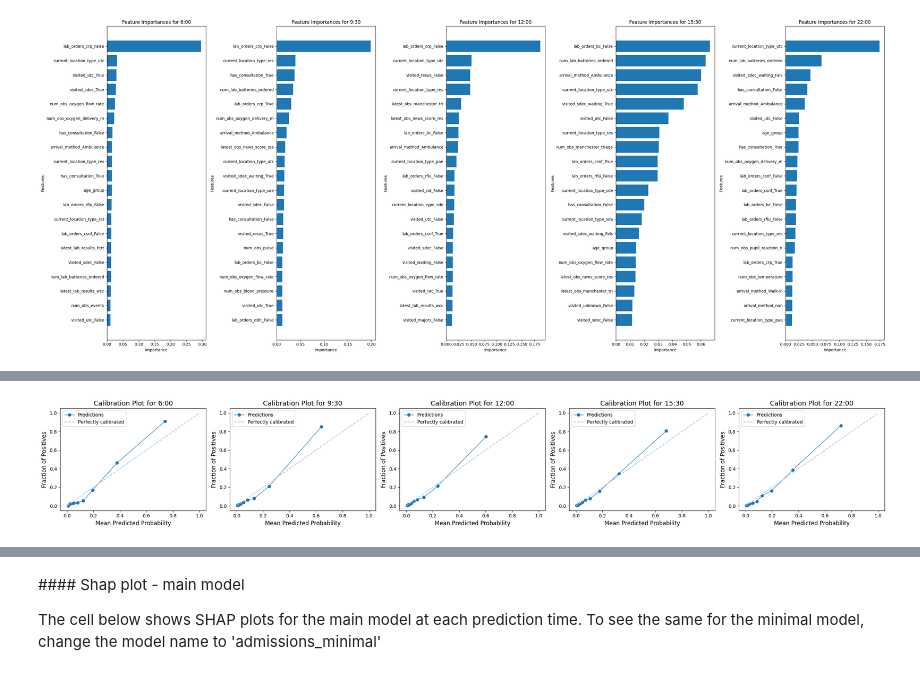
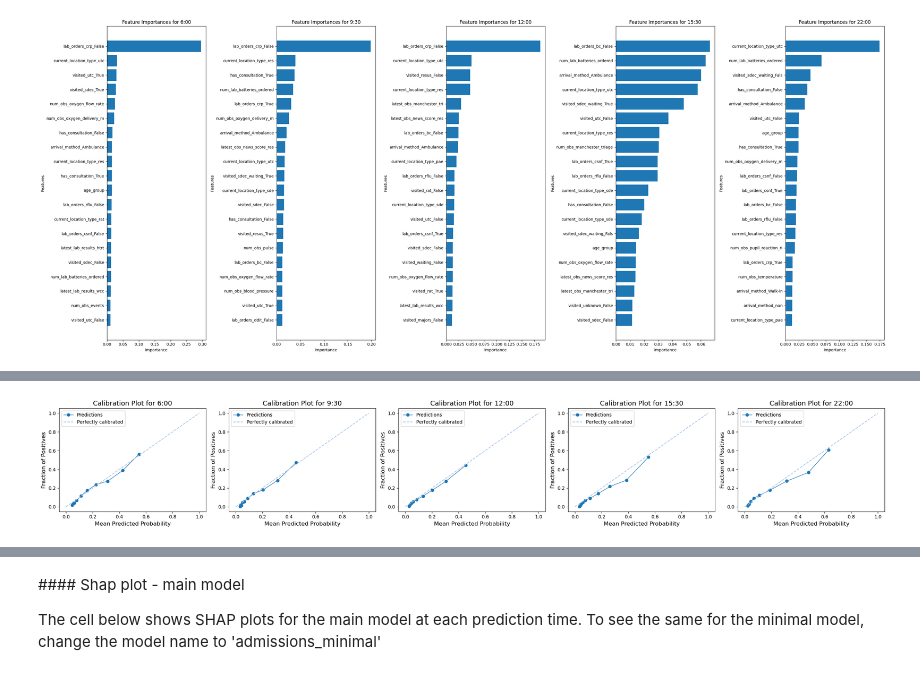
Before and after one commit to zmek/patientflow, a Jupyter notebook: notebooks/4a_Predict_probability_of_admission_from_ED.ipynb, the cells around one changed output, grey strips where cells are left out. Drawn from its saved outputs; the diff is of its cells as text; code cells hidden in the pictures.

Commit message:
madcap plots for admssion predictor

```diff
--- a/notebooks/4a_Predict_probability_of_admission_from_ED.ipynb
+++ b/notebooks/4a_Predict_probability_of_admission_from_ED.ipynb
@@ -269,7 +276,7 @@ model_metadata, trained_models = train_admissions_models(
     model_metadata=model_metadata,
     calibrate_probabilities=False,
     calibration_method='sigmoid',
-    use_balanced_training=True,
+    use_balanced_training=False,
     visit_col='visit_number' # visit_col is needed to ensure we get only one snapshot for each visit in the training set; snapshots are randomly sampled
 )
 
@@ -524,0 +639,30 @@ plot_calibration(
+# %%
+# train admissions model
+from patientflow.train.emergency_demand import train_admissions_models
+
+prediction_times = ed_visits.prediction_time.unique()
+
+model_name = 'admissions_balanced_calibrated'
+model_metadata_balanced_calibrated, trained_models_balanced_calibrated = train_admissions_models(
+    train_visits=train_visits,
+    valid_visits=valid_visits,
+    test_visits=test_visits,
+    grid=grid,
+    exclude_from_training_data=exclude_from_training_data,
+    ordinal_mappings=ordinal_mappings,
+    prediction_times=prediction_times,
+    model_name=model_name,
+    model_metadata=model_metadata,
+    calibrate_probabilities=True,
+    calibration_method='sigmoid', # Platt scaling
+    use_balanced_training=True,
+    visit_col='visit_number' # visit_col is needed to ensure we get only one snapshot for each visit in the training set; snapshots are randomly sampled
+)
+
+# save models and metadata
+from patientflow.train.emergency_demand import save_model, save_metadata
+
+save_model(trained_models_balanced_calibrated, model_name, model_file_path)
+save_metadata(model_metadata_balanced_calibrated, model_file_path, 'model-output', 'model_metadata_balanced_calibrated.json')
+
+print(f"Models have been saved to {model_file_path}")
@@ -525,15 +694,16 @@ plot_calibration(
 # %%
-# without balanced training
+# with balanced training, calibrated
 from patientflow.viz.calibration_plot import plot_calibration
 plot_calibration(
     prediction_times,
     media_file_path,
-    trained_models,
-    train_visits,
+    trained_models_balanced_calibrated,
+    test_visits,
     exclude_from_training_data,
     strategy="quantile",
-    model_group_name='admissions',
-    # model_name_suffix='calibrated'
+    model_group_name='admissions_balanced_calibrated',
+    model_name_suffix='calibrated'
+
 )
 # %% [output]
-[figure, old version]
+[figure, new version]
```
Also changed, not shown: parts of 25 cells of this notebook, 4 other files.
